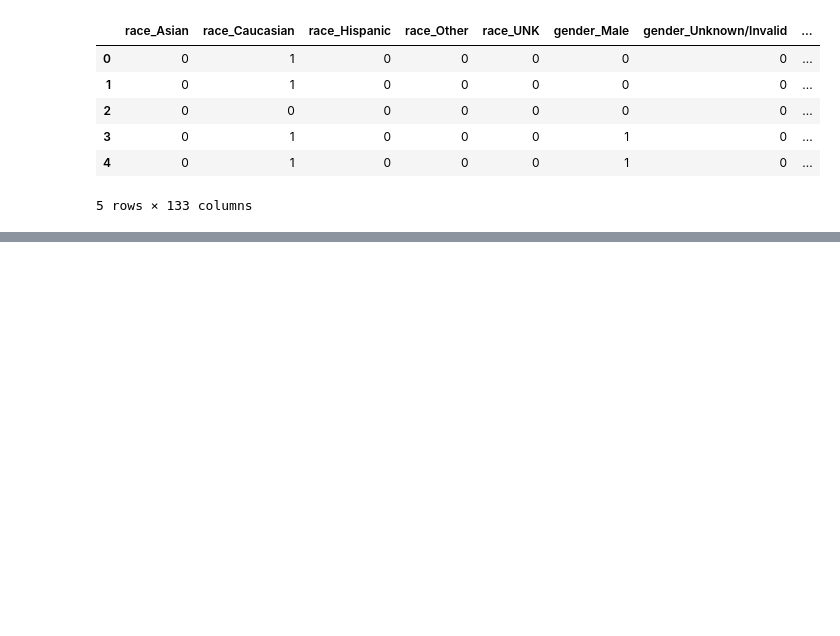
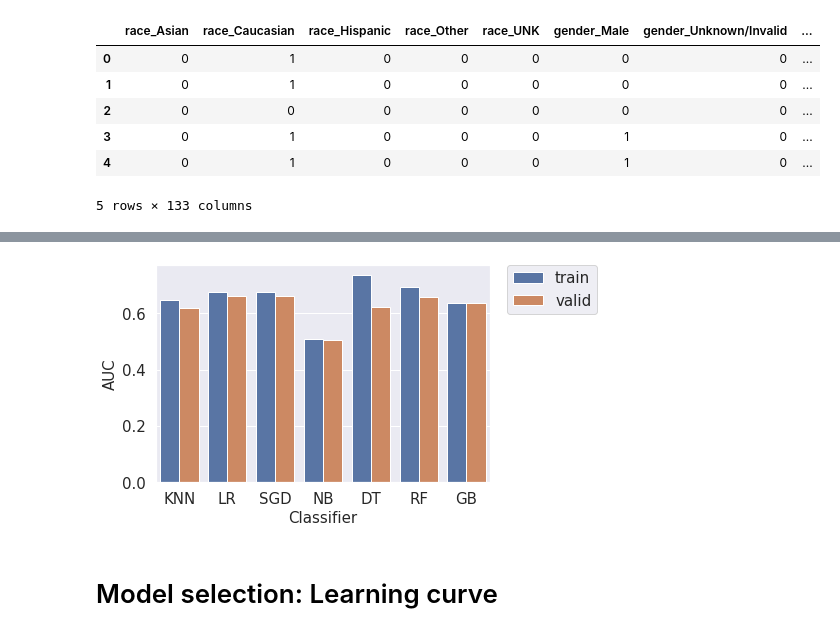
Before and after one commit to thuytrangnugget/Random-data-science-project, a Jupyter notebook: project.ipynb, the cells around one changed output, grey strips where cells are left out. Cells and saved outputs as stored; diff of their text form; code cells hidden in the pictures; blank space fills up the shorter version.

```diff
--- a/project.ipynb
+++ b/project.ipynb
@@ -294,0 +719,5 @@ df_cat.head()
+# %%
+from sklearn.ensemble import GradientBoostingClassifier
+gbc =GradientBoostingClassifier(n_estimators=100, learning_rate=1.0,
+     max_depth=3, random_state=42)
+gbc.fit(X_train_tf, y_train)
@@ -294,0 +726,9 @@ df_cat.head()
+# %%
+y_train_preds = gbc.predict_proba(X_train_tf)[:,1]
+y_valid_preds = gbc.predict_proba(X_valid_tf)[:,1]
+
+print('Gradient Boosting Classifier')
+print('Training:')
+gbc_train_auc, gbc_train_accuracy, gbc_train_recall, gbc_train_precision, gbc_train_specificity = print_report(y_train,y_train_preds, thresh)
+print('Validation:')
+gbc_valid_auc, gbc_valid_accuracy, gbc_valid_recall, gbc_valid_precision, gbc_valid_specificity = print_report(y_valid,y_valid_preds, thresh)
@@ -294,0 +756,25 @@ df_cat.head()
+# %%
+df_results = pd.DataFrame({'classifier':['KNN','KNN','LR','LR','SGD','SGD','NB','NB','DT','DT','RF','RF','GB','GB'],
+                           'data_set':['train','valid']*7,
+                          'auc':[knn_train_auc, knn_valid_auc,lr_train_auc,lr_valid_auc,sgdc_train_auc,sgdc_valid_auc,nb_train_auc,nb_valid_auc,tree_train_auc,tree_valid_auc,rf_train_auc,rf_valid_auc,gbc_valid_auc,gbc_valid_auc,],
+                          'accuracy':[knn_train_accuracy, knn_valid_accuracy,lr_train_accuracy,lr_valid_accuracy,sgdc_train_accuracy,sgdc_valid_accuracy,nb_train_accuracy,nb_valid_accuracy,tree_train_accuracy,tree_valid_accuracy,rf_train_accuracy,rf_valid_accuracy,gbc_valid_accuracy,gbc_valid_accuracy,],
+                          'recall':[knn_train_recall, knn_valid_recall,lr_train_recall,lr_valid_recall,sgdc_train_recall,sgdc_valid_recall,nb_train_recall,nb_valid_recall,tree_train_recall,tree_valid_recall,rf_train_recall,rf_valid_recall,gbc_valid_recall,gbc_valid_recall,],
+                          'precision':[knn_train_precision, knn_valid_precision,lr_train_precision,lr_valid_precision,sgdc_train_precision,sgdc_valid_precision,nb_train_precision,nb_valid_precision,tree_train_precision,tree_valid_precision,rf_train_precision,rf_valid_precision,gbc_valid_auc,gbc_valid_precision,],
+                          'specificity':[knn_train_specificity, knn_valid_specificity,lr_train_specificity,lr_valid_specificity,sgdc_train_specificity,sgdc_valid_specificity,nb_train_specificity,nb_valid_specificity,tree_train_specificity,tree_valid_specificity,rf_train_specificity,rf_valid_specificity,gbc_valid_specificity,gbc_valid_specificity,]})
+# %%
+import seaborn as sns
+import matplotlib.pyplot as plt
+sns.set(style="darkgrid")
+# %%
+ax = sns.barplot(x="classifier", y="auc", hue="data_set", data=df_results)
+ax.set_xlabel('Classifier',fontsize = 15)
+ax.set_ylabel('AUC', fontsize = 15)
+ax.tick_params(labelsize=15)
+
+# Put the legend out of the figure
+plt.legend(bbox_to_anchor=(1.05, 1), loc=2, borderaxespad=0., fontsize = 15)
+plt.show()
+# %% [output]
+[figure, added]
+# %% [markdown]
+# Model selection: Learning curve
```
Also changed, not shown: parts of 68 cells of this notebook.
